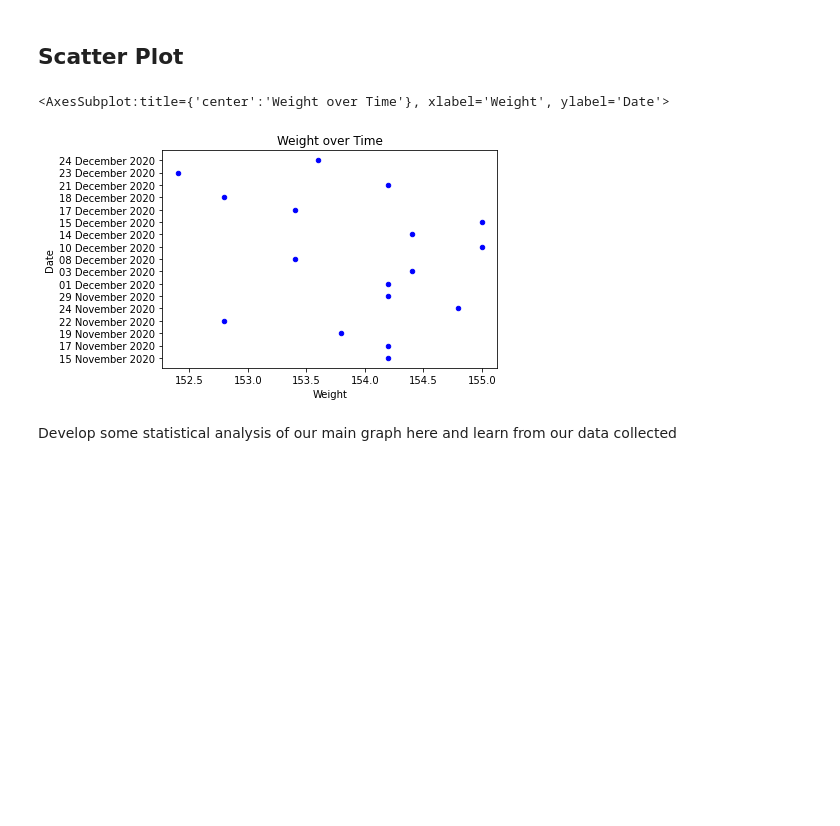
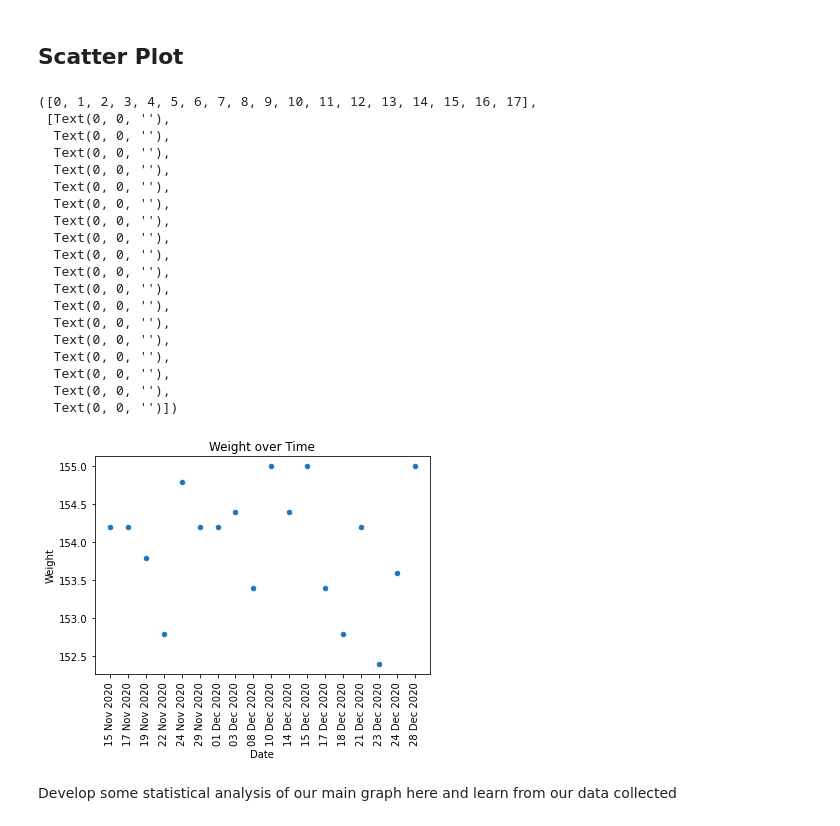
Before and after one commit to Markay12/WeightGainGraph, a Jupyter notebook: dataAnalysis.ipynb, the cells around one changed output. Cells and saved outputs as stored; diff of their text form; code cells hidden in the pictures; blank space fills up the shorter version.

Commit message:
update rotation and ticks on final scatter plot

```diff
--- a/dataAnalysis.ipynb
+++ b/dataAnalysis.ipynb
@@ -161,9 +160,28 @@ df_weight.describe()
 # %% [markdown]
 ## Scatter Plot
 # %%
-df_weight.plot.scatter(title='Weight over Time', x='Weight', y='Date', linestyle='solid', color='blue')
+weight_plot = df_weight.plot.scatter(title='Weight over Time', x='Date', y='Weight')
+plt.xticks(rotation=90)
 # %% [output]
-<AxesSubplot:title={'center':'Weight over Time'}, xlabel='Weight', ylabel='Date'>
+([0, 1, 2, 3, 4, 5, 6, 7, 8, 9, 10, 11, 12, 13, 14, 15, 16, 17],
+ [Text(0, 0, ''),
+  Text(0, 0, ''),
+  Text(0, 0, ''),
+  Text(0, 0, ''),
+  Text(0, 0, ''),
+  Text(0, 0, ''),
+  Text(0, 0, ''),
+  Text(0, 0, ''),
+  Text(0, 0, ''),
+  Text(0, 0, ''),
+  Text(0, 0, ''),
+  Text(0, 0, ''),
+  Text(0, 0, ''),
+  Text(0, 0, ''),
+  Text(0, 0, ''),
+  Text(0, 0, ''),
+  Text(0, 0, ''),
+  Text(0, 0, '')])
-[figure, old version]
+[figure, new version]
 # %% [markdown]
 Develop some statistical analysis of our main graph here and learn from our data collected
```
Also changed, not shown: parts of 5 cells of this notebook.
